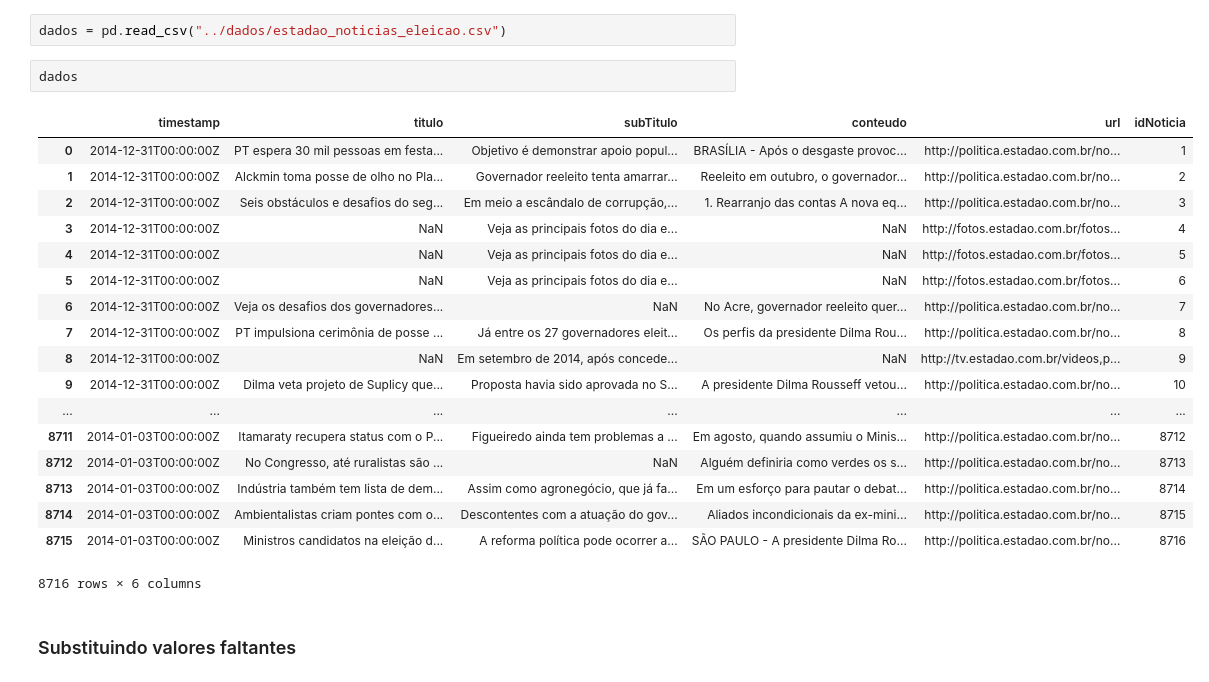
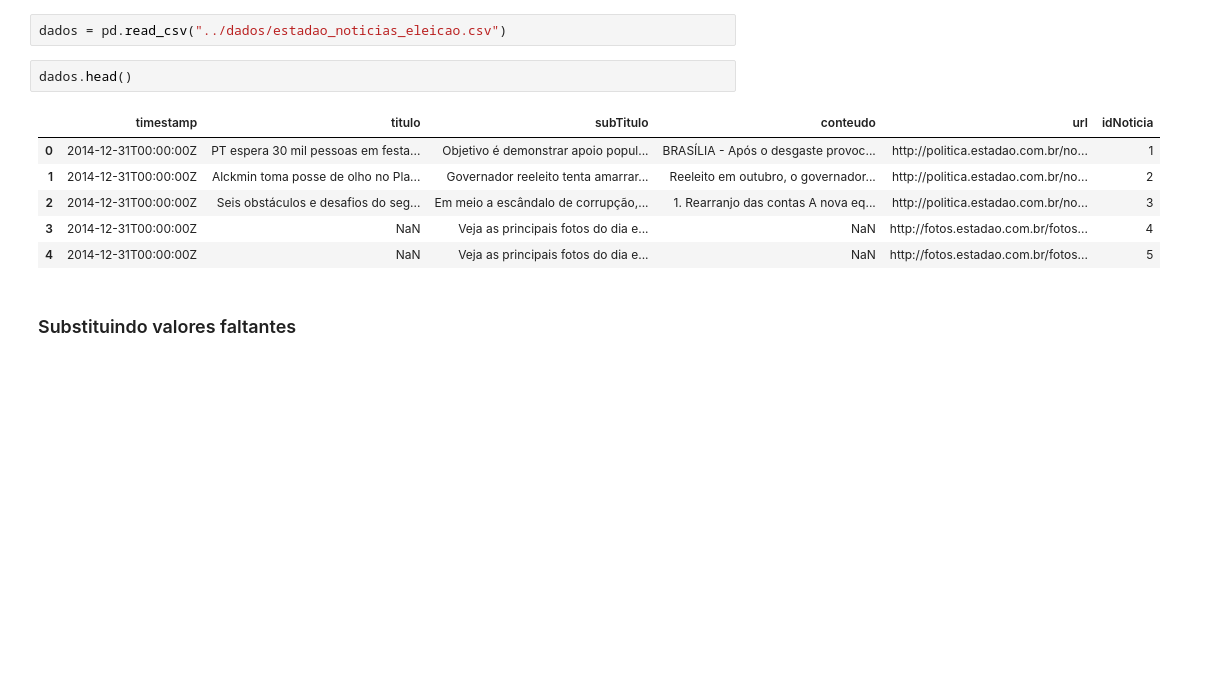
Before and after one commit to antonioricardojr/ir, a Jupyter notebook: lab1/parte2/lab1-parte2.ipynb, the cells around one changed output. Cells and saved outputs as stored; diff of their text form; blank space fills up the shorter version.

```diff
--- a/lab1/parte2/lab1-parte2.ipynb
+++ b/lab1/parte2/lab1-parte2.ipynb
@@ -13,26 +13,14 @@ from ggplot import *
 # %%
 dados = pd.read_csv("../dados/estadao_noticias_eleicao.csv")
 # %%
-dados
+dados.head()
 # %% [output]
 |  | timestamp | titulo | subTitulo | conteudo | url | idNoticia |
 | 0 | 2014-12-31T00:00:00Z | PT espera 30 mil pessoas em festa... | Objetivo é demonstrar apoio popul... | BRASÍLIA - Após o desgaste provoc... | http://politica.estadao.com.br/no... | 1 |
 | 1 | 2014-12-31T00:00:00Z | Alckmin toma posse de olho no Pla... | Governador reeleito tenta amarrar... | Reeleito em outubro, o governador... | http://politica.estadao.com.br/no... | 2 |
 | 2 | 2014-12-31T00:00:00Z | Seis obstáculos e desafios do seg... | Em meio a escândalo de corrupção,... | 1. Rearranjo das contas A nova eq... | http://politica.estadao.com.br/no... | 3 |
 | 3 | 2014-12-31T00:00:00Z | NaN | Veja as principais fotos do dia e... | NaN | http://fotos.estadao.com.br/fotos... | 4 |
 | 4 | 2014-12-31T00:00:00Z | NaN | Veja as principais fotos do dia e... | NaN | http://fotos.estadao.com.br/fotos... | 5 |
-| 5 | 2014-12-31T00:00:00Z | NaN | Veja as principais fotos do dia e... | NaN | http://fotos.estadao.com.br/fotos... | 6 |
-| 6 | 2014-12-31T00:00:00Z | Veja os desafios dos governadores... | NaN | No Acre, governador reeleito quer... | http://politica.estadao.com.br/no... | 7 |
-| 7 | 2014-12-31T00:00:00Z | PT impulsiona cerimônia de posse ... | Já entre os 27 governadores eleit... | Os perfis da presidente Dilma Rou... | http://politica.estadao.com.br/no... | 8 |
-| 8 | 2014-12-31T00:00:00Z | NaN | Em setembro de 2014, após concede... | NaN | http://tv.estadao.com.br/videos,p... | 9 |
-| 9 | 2014-12-31T00:00:00Z | Dilma veta projeto de Suplicy que... | Proposta havia sido aprovada no S... | A presidente Dilma Rousseff vetou... | http://politica.estadao.com.br/no... | 10 |
-| ... | ... | ... | ... | ... | ... | ... |
-| 8711 | 2014-01-03T00:00:00Z | Itamaraty recupera status com o P... | Figueiredo ainda tem problemas a ... | Em agosto, quando assumiu o Minis... | http://politica.estadao.com.br/no... | 8712 |
-| 8712 | 2014-01-03T00:00:00Z | No Congresso, até ruralistas são ... | NaN | Alguém definiria como verdes os s... | http://politica.estadao.com.br/no... | 8713 |
-| 8713 | 2014-01-03T00:00:00Z | Indústria também tem lista de dem... | Assim como agronegócio, que já fa... | Em um esforço para pautar o debat... | http://politica.estadao.com.br/no... | 8714 |
-| 8714 | 2014-01-03T00:00:00Z | Ambientalistas criam pontes com o... | Descontentes com a atuação do gov... | Aliados incondicionais da ex-mini... | http://politica.estadao.com.br/no... | 8715 |
-| 8715 | 2014-01-03T00:00:00Z | Ministros candidatos na eleição d... | A reforma política pode ocorrer a... | SÃO PAULO - A presidente Dilma Ro... | http://politica.estadao.com.br/no... | 8716 |
-8716 rows × 6 columns
 # %% [markdown]
 ### Substituindo valores faltantes
 # %%
```
Also changed, not shown: parts of 2 cells of this notebook.
